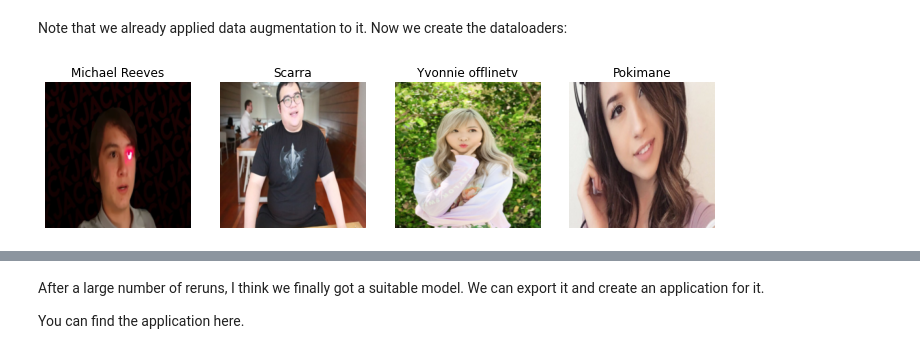
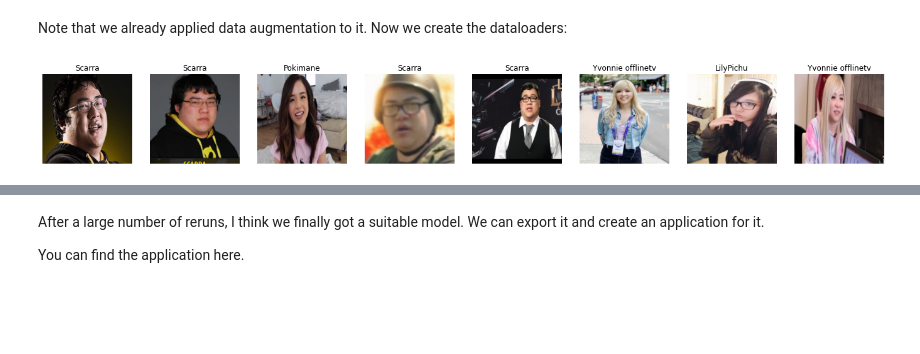
Before and after one commit to griolu/deeplearningblog, a Jupyter notebook: _notebooks/2021-01-30-OfflineTV-Who.ipynb, the cells around one changed output, grey strips where cells are left out. Cells and saved outputs as stored; diff of their text form; code cells hidden in the pictures; blank space fills up the shorter version.

```diff
--- a/_notebooks/2021-01-30-OfflineTV-Who.ipynb
+++ b/_notebooks/2021-01-30-OfflineTV-Who.ipynb
@@ -71,7 +74,6 @@ otv = DataBlock(
 Note that we already applied data augmentation to it. Now we create the dataloaders:
 # %%
 dls = otv.dataloaders(path)
+dls.valid.show_batch(max_n = 8, nrows = 1)
+# %% [output]
+[figure, added]
-# %%
-dls.valid.show_batch(max_n = 4, nrows = 1)
-# %% [output]
-[figure, removed]
```
Also changed, not shown: parts of 21 cells of this notebook.
